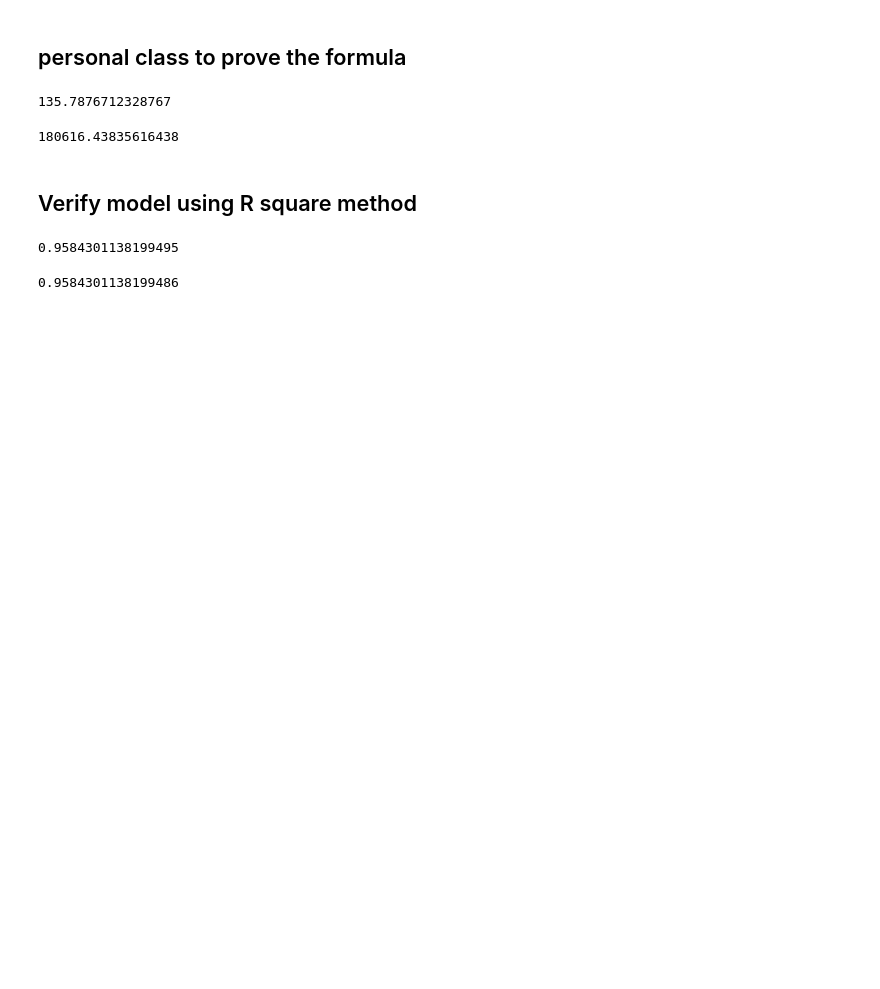
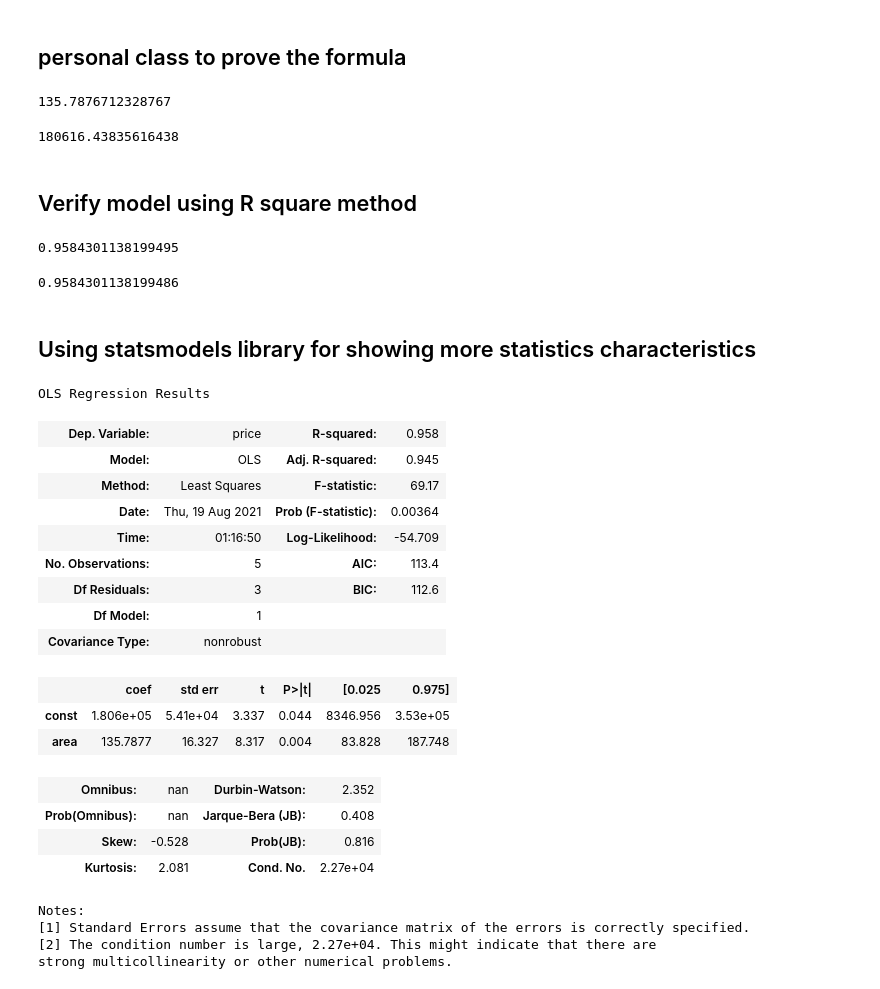
Before and after one commit to ShimaaBetah/Methods-Of-Statistical-Analysis, a Jupyter notebook: linear-regression/LinearRegression.ipynb, the cells around one changed output. Saved outputs shown, nothing was run; the diff lists cells and outputs as text; code cells hidden in the pictures; blank space fills up the shorter version.

```diff
--- a/linear-regression/LinearRegression.ipynb
+++ b/linear-regression/LinearRegression.ipynb
@@ -107,3 +108,36 @@ my_model.getRSquared()
 r2_score(data.price,reg.predict(data[['area']]))
 # %% [output]
 0.9584301138199486
+# %% [markdown]
+## Using statsmodels library for showing more statistics characteristics
+# %%
+Y = data.price
+X = data.area
+X = sm.add_constant(X)
+
+model = sm.OLS(Y,X)
+# %%
+results = model.fit()
+results.summary()
+# %% [output]
+OLS Regression Results
+| Dep. Variable: | price | R-squared: | 0.958 |
+| Model: | OLS | Adj. R-squared: | 0.945 |
+| Method: | Least Squares | F-statistic: | 69.17 |
+| Date: | Thu, 19 Aug 2021 | Prob (F-statistic): | 0.00364 |
+| Time: | 01:16:50 | Log-Likelihood: | -54.709 |
+| No. Observations: | 5 | AIC: | 113.4 |
+| Df Residuals: | 3 | BIC: | 112.6 |
+| Df Model: | 1 |  |  |
+| Covariance Type: | nonrobust |  |  |
+|  | coef | std err | t | P>|t| | [0.025 | 0.975] |
+| const | 1.806e+05 | 5.41e+04 | 3.337 | 0.044 | 8346.956 | 3.53e+05 |
+| area | 135.7877 | 16.327 | 8.317 | 0.004 | 83.828 | 187.748 |
+| Omnibus: | nan | Durbin-Watson: | 2.352 |
+| Prob(Omnibus): | nan | Jarque-Bera (JB): | 0.408 |
+| Skew: | -0.528 | Prob(JB): | 0.816 |
+| Kurtosis: | 2.081 | Cond. No. | 2.27e+04 |
+Notes:
+[1] Standard Errors assume that the covariance matrix of the errors is correctly specified.
+[2] The condition number is large, 2.27e+04. This might indicate that there are
+strong multicollinearity or other numerical problems.
```
Also changed, not shown: parts of 1 cell of this notebook, 3 other files.
